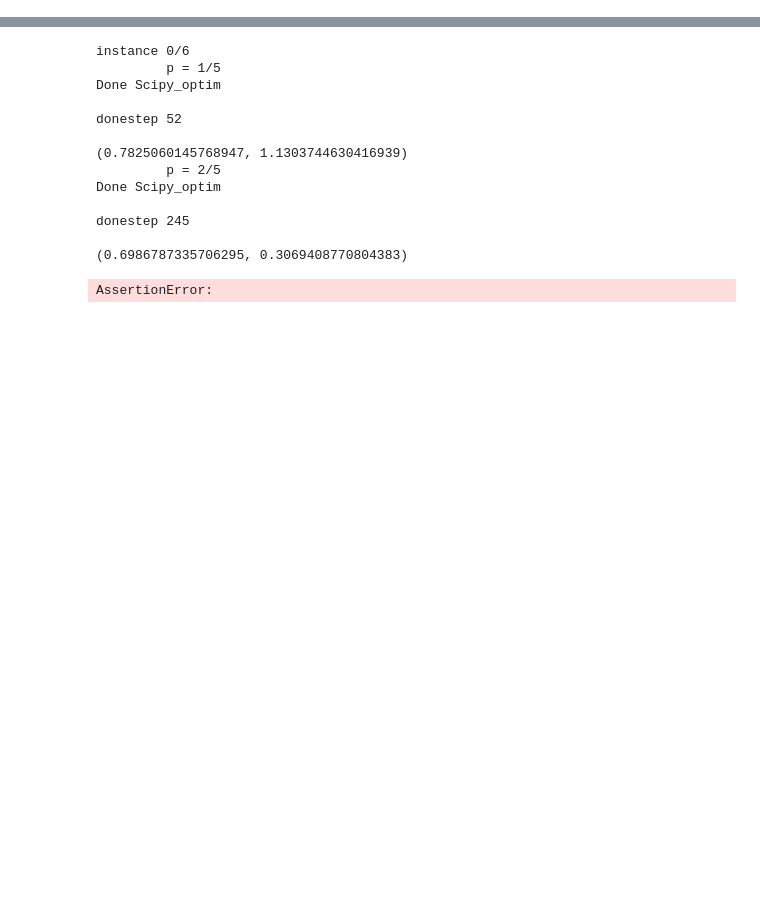
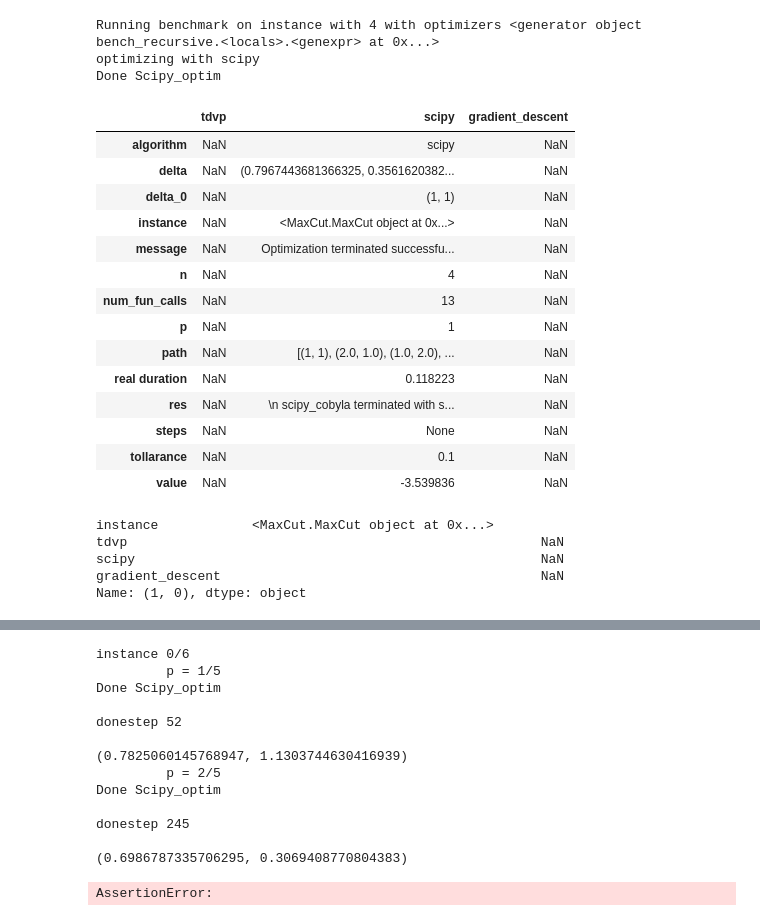
Before and after one commit to LeonhardRichter/TDVP_and_QAOA, a Jupyter notebook: benchmarks.ipynb, the cells around one changed output, grey strips where cells are left out. Saved outputs shown, nothing was run; the diff lists cells and outputs as text; code cells hidden in the pictures; blank space fills up the shorter version.

Commit message:
write better benchmark

```diff
--- a/benchmarks.ipynb
+++ b/benchmarks.ipynb
@@ -30,0 +326,29 @@ import pandas as pd
+# %%
+bench_recursive(df['instance'].loc[1,0], 1, optimizers={'tdvp':False, 'scipy':True, 'gradient_descent':False}, tollarance=1e-1,)
+# %% [output]
+Running benchmark on instance with 4 with optimizers <generator object bench_recursive.<locals>.<genexpr> at 0x...>
+optimizing with scipy
+Done Scipy_optim
+|  | tdvp | scipy | gradient_descent |
+| algorithm | NaN | scipy | NaN |
+| delta | NaN | (0.7967443681366325, 0.3561620382... | NaN |
+| delta_0 | NaN | (1, 1) | NaN |
+| instance | NaN | <MaxCut.MaxCut object at 0x...> | NaN |
+| message | NaN | Optimization terminated successfu... | NaN |
+| n | NaN | 4 | NaN |
+| num_fun_calls | NaN | 13 | NaN |
+| p | NaN | 1 | NaN |
+| path | NaN | [(1, 1), (2.0, 1.0), (1.0, 2.0), ... | NaN |
+| real duration | NaN | 0.118223 | NaN |
+| res | NaN | \n scipy_cobyla terminated with s... | NaN |
+| steps | NaN | None | NaN |
+| tollarance | NaN | 0.1 | NaN |
+| value | NaN | -3.539836 | NaN |
+# %%
+df.loc[1,0]
+# %% [output]
+instance            <MaxCut.MaxCut object at 0x...>
+tdvp                                                     NaN
+scipy                                                    NaN
+gradient_descent                                         NaN
+Name: (1, 0), dtype: object
```
Also changed, not shown: parts of 14 cells of this notebook, 5 other files.
